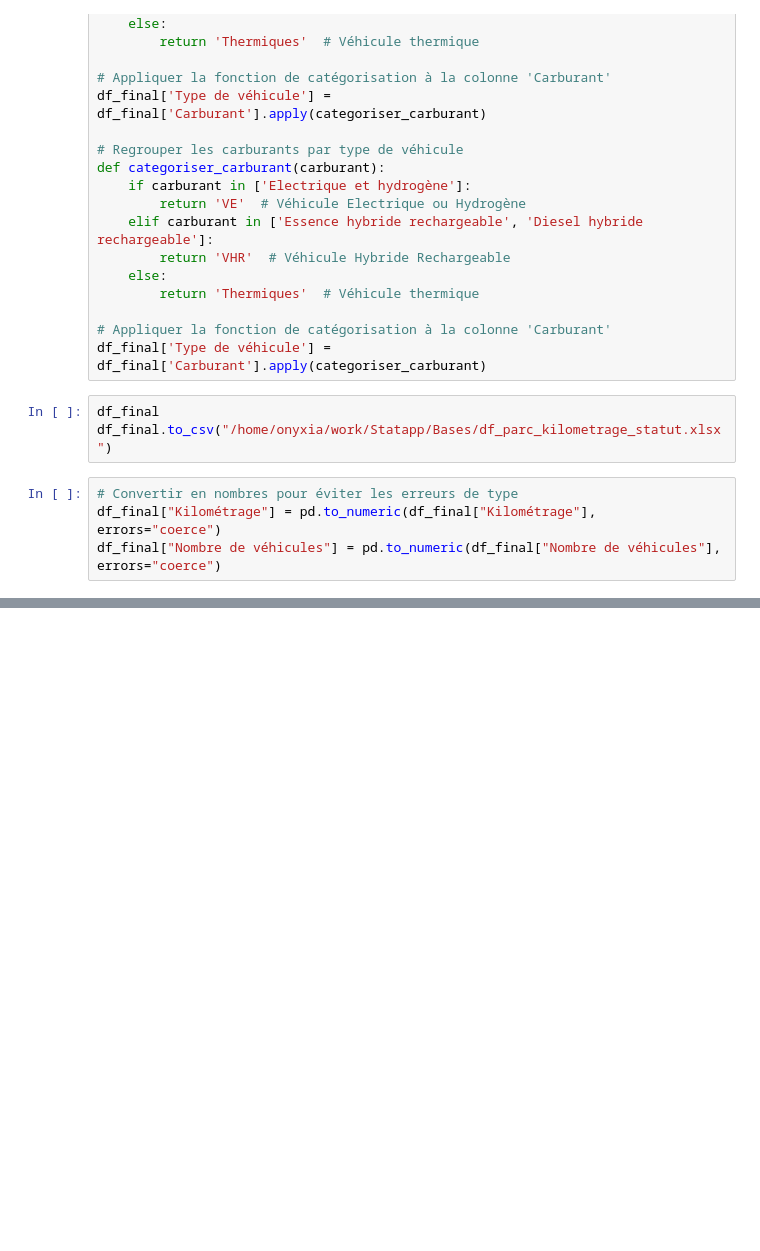
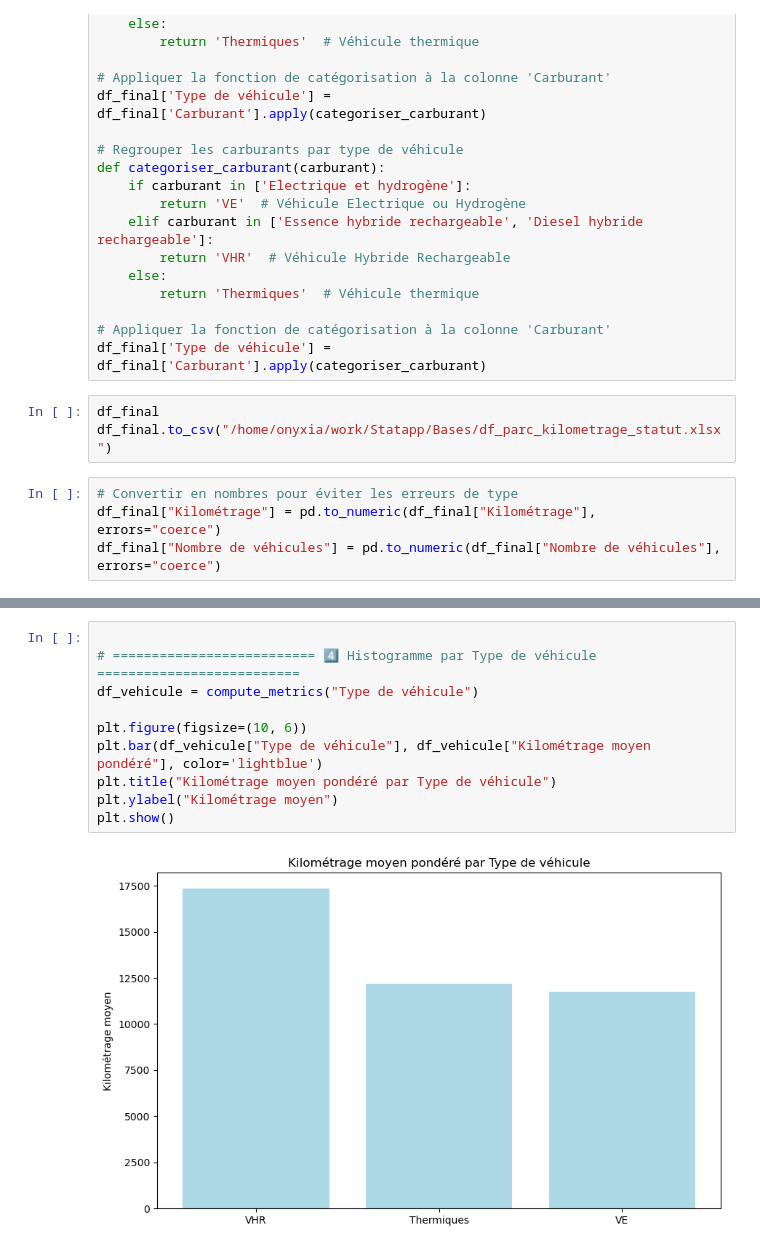
Before and after one commit to HugoMorand/Statapp, a Jupyter notebook: StatDes/plot.ipynb, the cells around one changed output, grey strips where cells are left out. Saved outputs shown, nothing was run; the diff lists cells and outputs as text; blank space fills up the shorter version.

Commit message:
plot degrès 2

```diff
--- a/StatDes/plot.ipynb
+++ b/StatDes/plot.ipynb
@@ -519,0 +510,12 @@ plot_kilometrage(df_final)
+# %%
+
+# ========================== 4️⃣ Histogramme par Type de véhicule ==========================
+df_vehicule = compute_metrics("Type de véhicule")
+
+plt.figure(figsize=(10, 6))
+plt.bar(df_vehicule["Type de véhicule"], df_vehicule["Kilométrage moyen pondéré"], color='lightblue')
+plt.title("Kilométrage moyen pondéré par Type de véhicule")
+plt.ylabel("Kilométrage moyen")
+plt.show()
+# %% [output]
+[figure, added]
```
Also changed, not shown: parts of 10 cells of this notebook.
